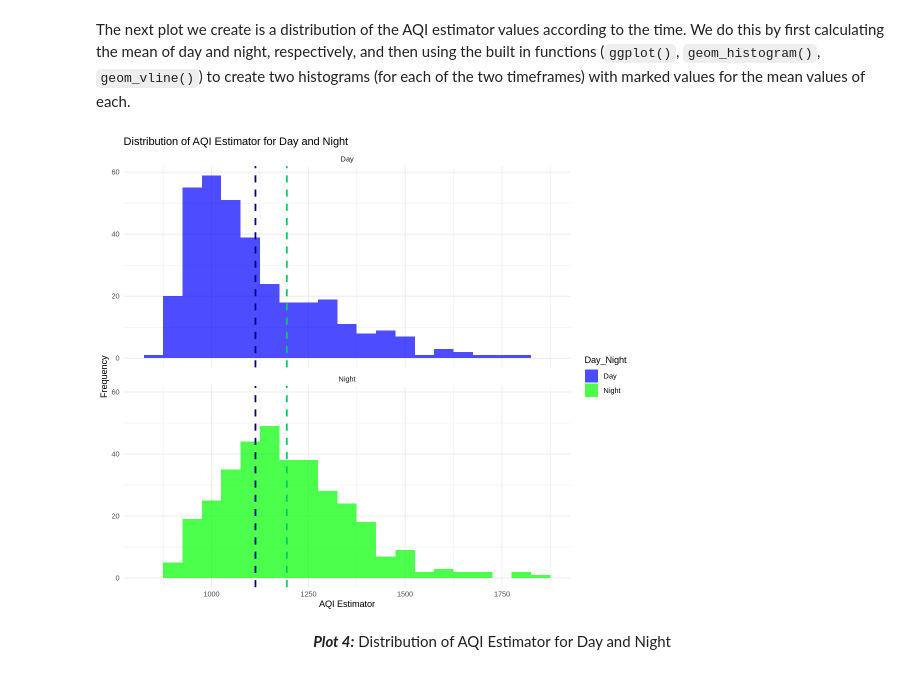
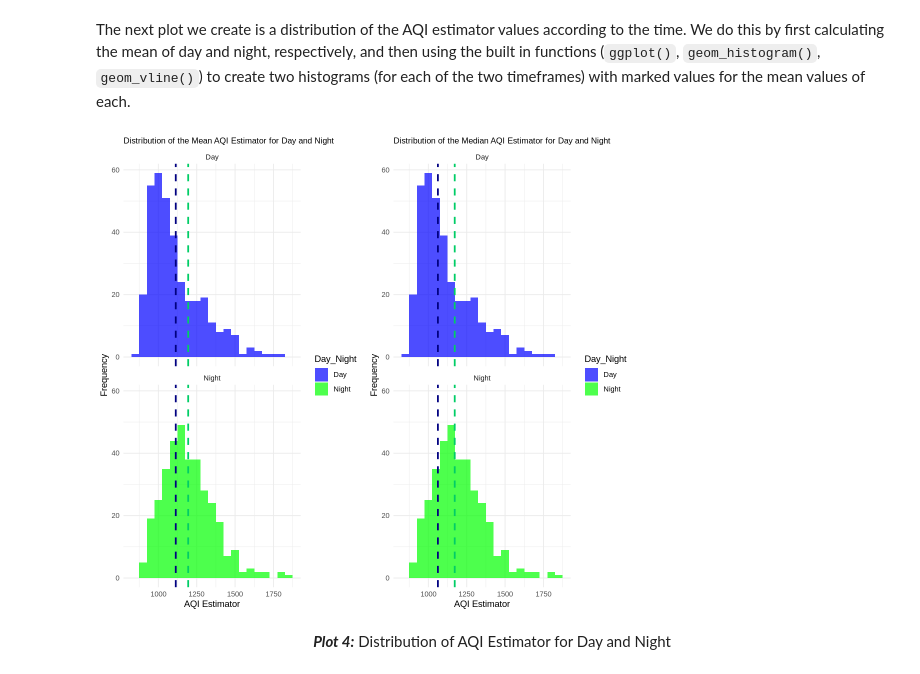
Before and after one commit to ZackYe42/STAT201-G11-Project, a Jupyter notebook: Group11-Project.ipynb, the cells around one changed output. Cells and saved outputs as stored; diff of their text form; code cells hidden in the pictures.

Commit message:
Added the median plot

```diff
--- a/Group11-Project.ipynb
+++ b/Group11-Project.ipynb
@@ -298,24 +283,47 @@ The next plot we create is a distribution of the AQI estimator values according
 # %%
 set.seed(1111)
 
 # Calculate the means for Day and Night
 mean_day <- mean(air_quality_final$AQI_Estimator[air_quality_final$Day_Night == "Day"], na.rm = TRUE)
 mean_night <- mean(air_quality_final$AQI_Estimator[air_quality_final$Day_Night == "Night"], na.rm = TRUE)
 
 ## Plot for the Distribution of AQI Estimator for Day and Night
-ggplot(air_quality_final, aes(x = AQI_Estimator, fill = Day_Night)) +
+mean_plot <- ggplot(air_quality_final, aes(x = AQI_Estimator, fill = Day_Night)) +
   geom_histogram(binwidth = 50, position = "dodge", alpha = 0.7) +
   geom_vline(xintercept = mean_day, linetype = "dashed", color = "navyblue", size = 1) +
   geom_vline(xintercept = mean_night, linetype = "dashed", color = "springgreen3", size = 1) +
-  labs(title = "Distribution of AQI Estimator for Day and Night",
+  labs(title = "Distribution of the Mean AQI Estimator for Day and Night",
        x = "AQI Estimator",
        y = "Frequency") +
   scale_x_continuous(breaks = seq(0, 2500, by = 250)) +
   scale_fill_manual(values = c("Day" = "blue", "Night" = "green")) +
   theme_minimal() +
+  theme(plot.title = element_text(size = 10)) +
   facet_wrap(~Day_Night, ncol = 1)
+
+# Calculate the medians for Day and Night
+median_day <- median(air_quality_final$AQI_Estimator[air_quality_final$Day_Night == "Day"], na.rm = TRUE)
+median_night <- median(air_quality_final$AQI_Estimator[air_quality_final$Day_Night == "Night"], na.rm = TRUE)
+
+## Plot for the Distribution of AQI Estimator for Day and Night (Median)
+median_plot <- ggplot(air_quality_final, aes(x = AQI_Estimator, fill = Day_Night)) +
+  geom_histogram(binwidth = 50, position = "dodge", alpha = 0.7) +
+  geom_vline(xintercept = median_day, linetype = "dashed", color = "navyblue", size = 1) +
+  geom_vline(xintercept = median_night, linetype = "dashed", color = "springgreen3", size = 1) +
+  labs(title = "Distribution of the Median AQI Estimator for Day and Night",
+       x = "AQI Estimator",
+       y = "Frequency") +
+  scale_x_continuous(breaks = seq(0, 2500, by = 250)) +
+  scale_fill_manual(values = c("Day" = "blue", "Night" = "green")) +
+  theme_minimal() +
+  theme(plot.title = element_text(size = 10)) +
+  facet_wrap(~Day_Night, ncol = 1)
+
+
+# Arrange plots side by side
+grid.arrange(mean_plot, median_plot, ncol = 2)
 # %% [output]
-[figure, old version]
+[figure, new version]
 # %% [markdown]
 <p style="text-align: center;"><b><i>Plot 4:</b> Distribution of AQI Estimator for Day and Night</i></p>
 # %% [markdown]
```
Also changed, not shown: parts of 2 cells of this notebook.
